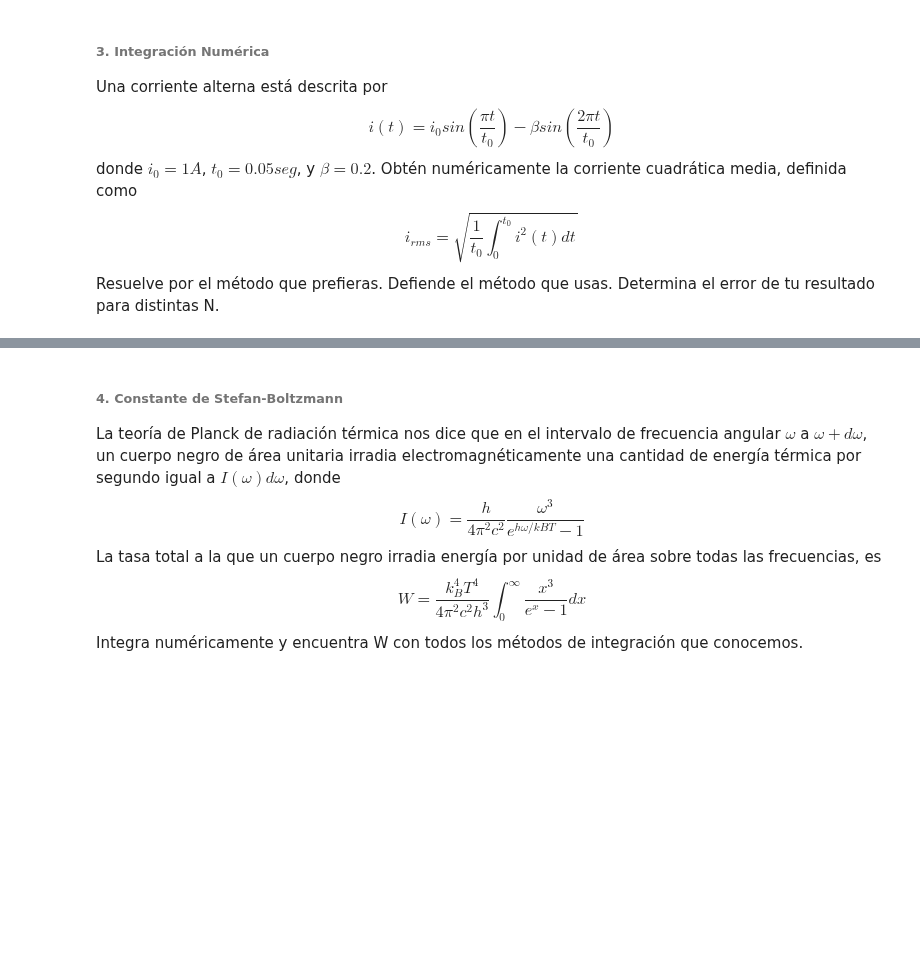
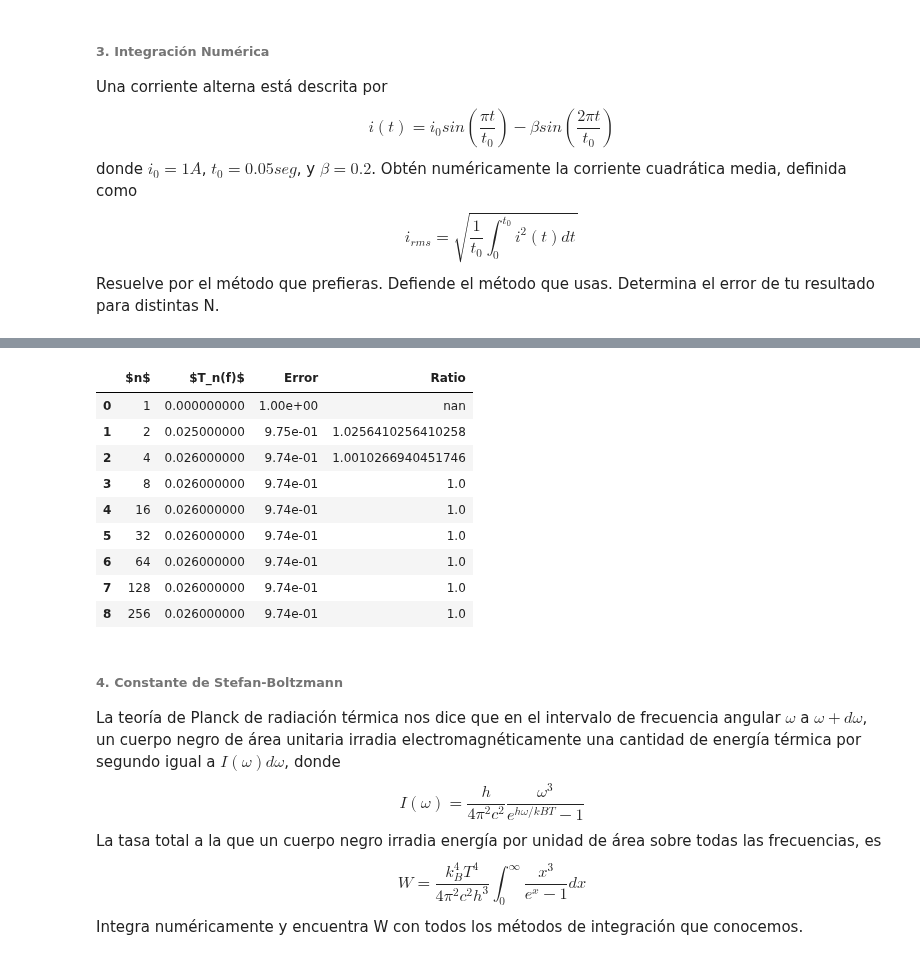
Before and after one commit to AndresAVargas/Fisica_Computacional, a Jupyter notebook: Tareas/Tarea_2_Andrés_Adrián_Vargas_Sánchez.ipynb, the cells around one changed output, grey strips where cells are left out. Saved outputs shown, nothing was run; the diff lists cells and outputs as text; code cells hidden in the pictures; blank space fills up the shorter version.

```diff
--- a/Tareas/Tarea_2_Andrés_Adrián_Vargas_Sánchez.ipynb
+++ b/Tareas/Tarea_2_Andrés_Adrián_Vargas_Sánchez.ipynb
@@ -175,3 +177,37 @@ print(float(irms))
+# %%
+#Calculo de la integral usando el metodo del trapecio y calculando errores
+def trapecio1(f, rang, exact, log_n=8):
+    T1 = (rang[1] - rang[0]) / 2 * (f(rang[0]) + f(rang[1]))
+    err1 = exact - T1
+    res = [[1, T1, err1, np.nan]]
+    h = rang[1] - rang[0]
+    n = 1
+    for i in range(log_n):
+        h /= 2
+        Tn = T1 / 2
+        for j in range(n):
+            Tn += h * f(rang[0] + h + 2*j*h)
+        n *= 2
+        err_n = exact - Tn
+        res.append([n, Tn, err_n, err1 / err_n])
+        err1 = err_n
+        T1 = Tn
+    return res
+tabt = trapecio1(i2, (0, 0.05), 1)
+# %%
+tabt = pd.DataFrame(tabt, columns=["$n$", "$T_n(f)$", "Error", "Ratio"])
+tabt.style.format(dict(zip(tabt.columns, ["{:g}", "{:.9f}", "{:.2e}", lambda x: x])))
+# %% [output]
+|  | $n$ | $T_n(f)$ | Error | Ratio |
+| 0 | 1 | 0.000000000 | 1.00e+00 | nan |
+| 1 | 2 | 0.025000000 | 9.75e-01 | 1.0256410256410258 |
+| 2 | 4 | 0.026000000 | 9.74e-01 | 1.0010266940451746 |
+| 3 | 8 | 0.026000000 | 9.74e-01 | 1.0 |
+| 4 | 16 | 0.026000000 | 9.74e-01 | 1.0 |
+| 5 | 32 | 0.026000000 | 9.74e-01 | 1.0 |
+| 6 | 64 | 0.026000000 | 9.74e-01 | 1.0 |
+| 7 | 128 | 0.026000000 | 9.74e-01 | 1.0 |
+| 8 | 256 | 0.026000000 | 9.74e-01 | 1.0 |
 # %% [markdown]
 ###### 4. Constante de Stefan-Boltzmann
 La teoría de Planck de radiación térmica nos dice que en el intervalo de frecuencia
```
Also changed, not shown: parts of 13 cells of this notebook, 2 other files.
